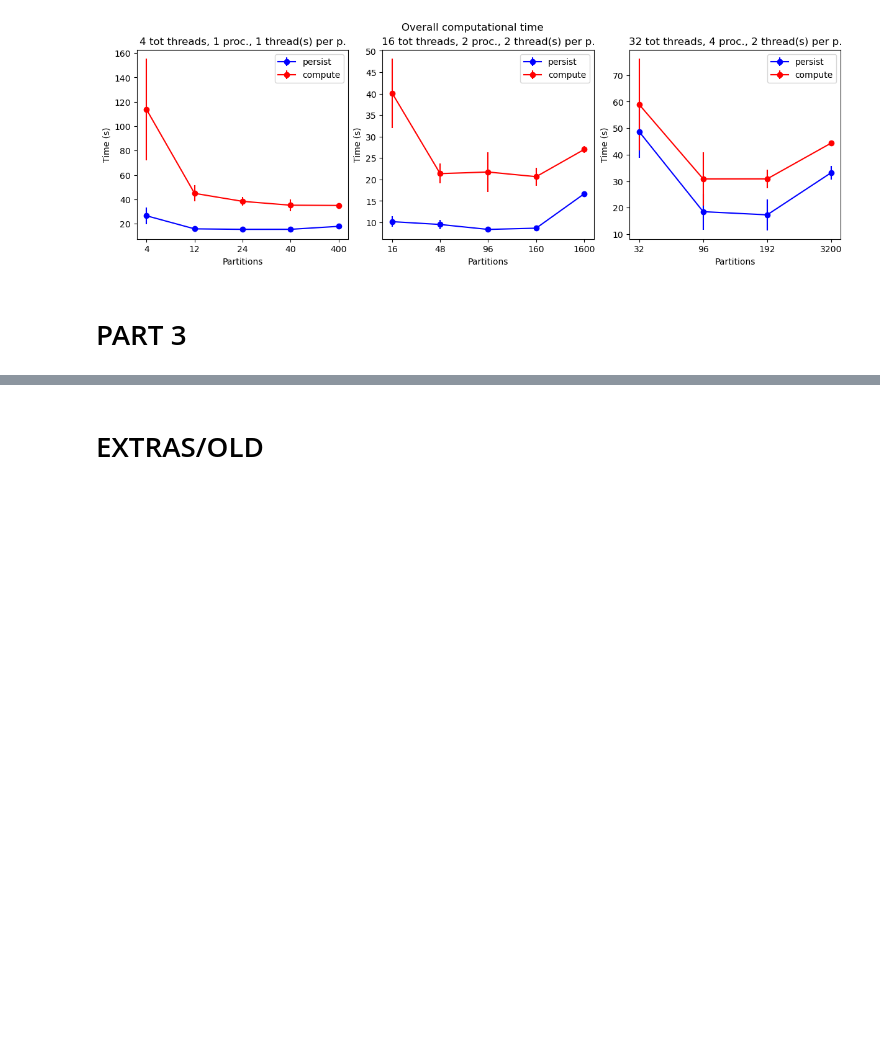
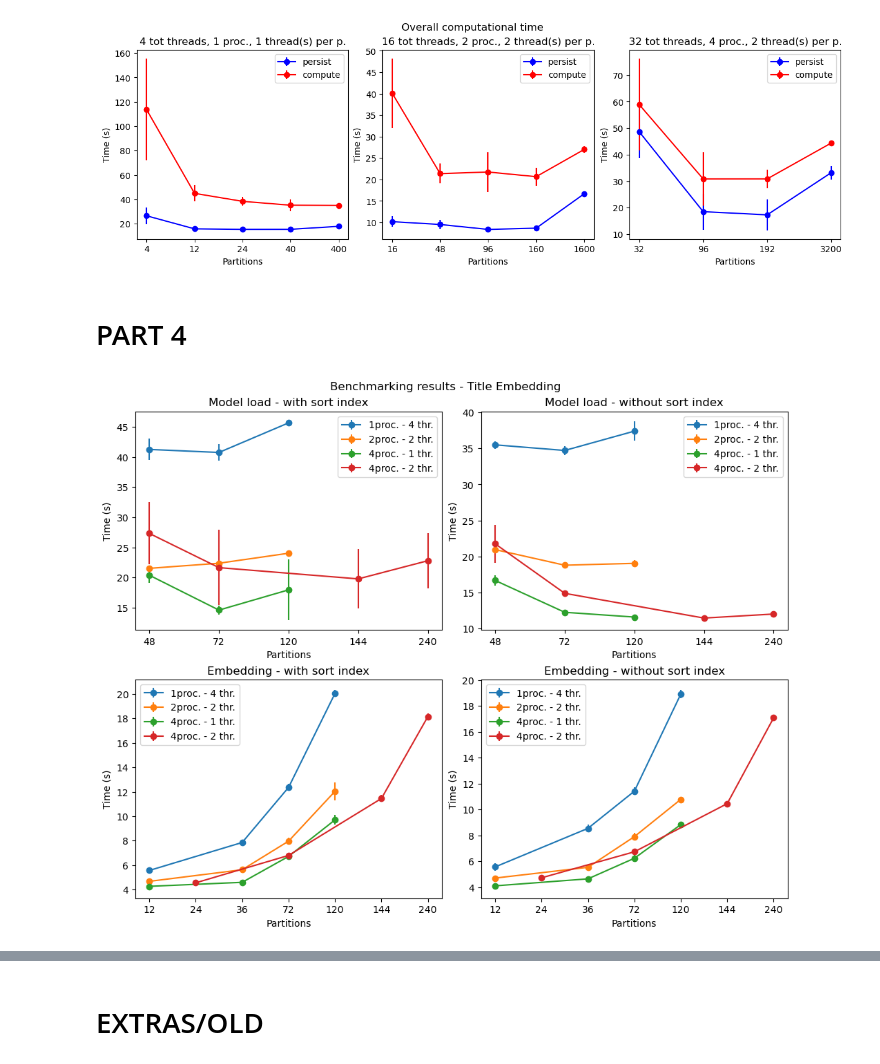
Before and after one commit to Gabriele-Bellavia/Analysis-of-covid-19-papers-mapd-b-project, a Jupyter notebook: display_benches.ipynb, the cells around one changed output, grey strips where cells are left out. Cells and saved outputs as stored; diff of their text form; code cells hidden in the pictures; blank space fills up the shorter version.

```diff
--- a/display_benches.ipynb
+++ b/display_benches.ipynb
@@ -252,4 +252,16 @@ for i in range(3):
 # %% [output]
 [figure]
 # %% [markdown]
-# PART 3
+# PART 4
+# %%
+fig, ax= plt.subplots(2,2,figsize=(10,8),layout='constrained')
+fig.suptitle('Benchmarking results - Title Embedding')
+
+f.plot_performances_2('bm/bm_3_mod_sortTrue.csv',j=0,k=0,ax=ax,title='Model load - with sort index')
+f.plot_performances_2('bm/bm_3_mod_sortFalse.csv',j=0,k=1,ax=ax,title='Model load - without sort index')
+f.plot_performances_2('bm/bm_3_emb_sortTrue.csv',ax=ax,title='Embedding - with sort index',j=1,k=0)
+f.plot_performances_2('bm/bm_3_emb_sortFalse.csv',ax,'Embedding - without sort index', j=1,k=1)
+
+plt.show()
+# %% [output]
+[figure, added]
```
Also changed, not shown: parts of 1 cell of this notebook, 5 other files.
